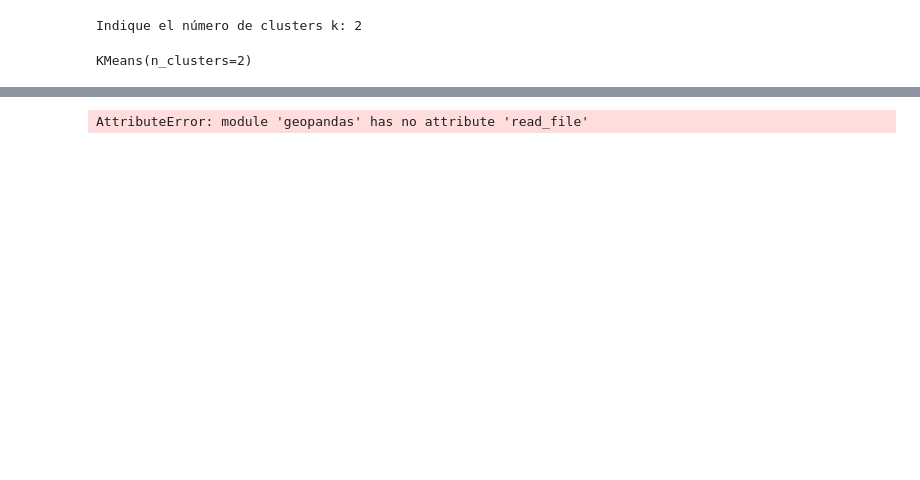
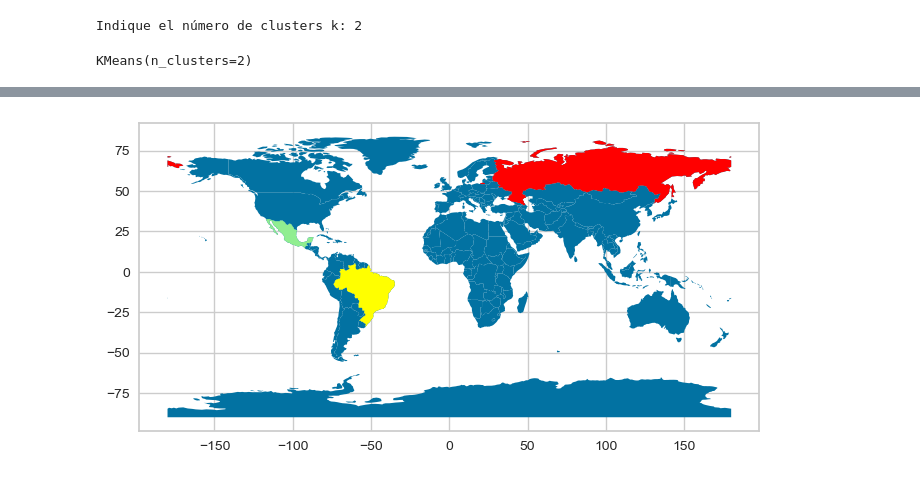
Before and after one commit to PhilipSanM/AI_L0v3rs, a Jupyter notebook: AI_Eng/AI_Fndmntls/K-Means/K-means example2.ipynb, the cells around one changed output, grey strips where cells are left out. Drawn from its saved outputs; the diff is of its cells as text; code cells hidden in the pictures; blank space fills up the shorter version.

```diff
--- a/AI_Eng/AI_Fndmntls/K-Means/K-means example2.ipynb
+++ b/AI_Eng/AI_Fndmntls/K-Means/K-means example2.ipynb
@@ -91,5 +91,11 @@ import geopandas
 # %%
 world = geopandas.read_file(geopandas.datasets.get_path('naturalearth_lowres'))
 ax = world.plot()
+
+world[world.name == 'Russia'].plot(color='red',ax=ax)
+world[world.name == 'Mexico'].plot(color='lightgreen',ax=ax)
+world[world.name == 'Brazil'].plot(color='yellow',ax=ax)
+
+plot.show()
 # %% [output]
-AttributeError: module 'geopandas' has no attribute 'read_file'
+[figure, added]
```
Also changed, not shown: parts of 2 cells of this notebook, 3 other files.
